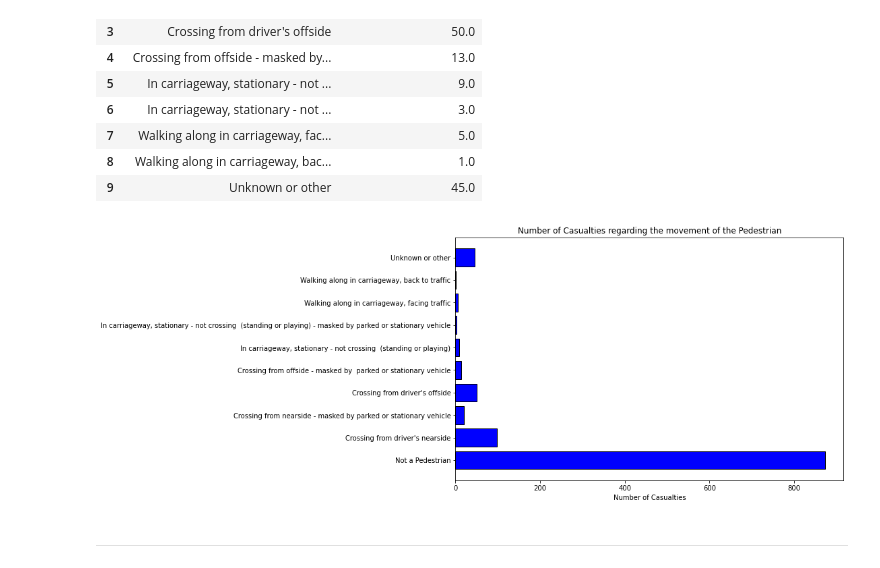
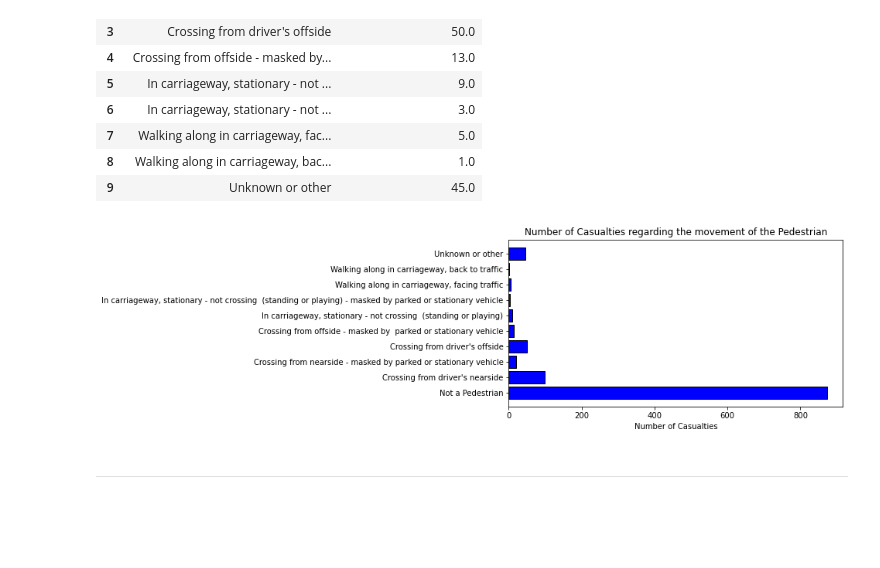
Before and after one commit to mfoman/fyp2021p01lectures, a Jupyter notebook: notebooks/fyp2021p01product.ipynb, the cells around one changed output. Drawn from its saved outputs; the diff is of its cells as text; code cells hidden in the pictures; blank space fills up the shorter version.

```diff
--- a/notebooks/fyp2021p01product.ipynb
+++ b/notebooks/fyp2021p01product.ipynb
@@ -163,12 +163,20 @@ pd.concat([VAR['Age_Band'], DATA['casual']['Age_Band_of_Casualty'].value_counts(
 | 10 | 66 - 75 | 49.0 |
 | 11 | Over 75 | 32.0 |
 # %%
-Range=['0 - 5','6 - 10','11 - 15','16 - 20','21 - 25','26 - 35','36 - 45','46 - 55','56 - 65','66 - 75','Over 75']
-Numbers=[0,0,0,0,0,0,0,0,0,0,0]
+Age=[]
+Numbers=[]
+Range_Age=len(VAR['Age_Band'])
+
+for i in range(1,Range_Age):
+    Age.append(VAR['Age_Band']['label'][i])
+
+[Numbers.append(0) for i in range(Range_Age-1)]
+
 for i in DATA['casual']['Age_Band_of_Casualty']:
     Numbers[i-1]+=1
-fig = plt.figure(figsize=(8, 5))
+
+fig = plt.figure(figsize=(7, 3))
 axes = fig.add_axes([0, 0, 1, 1])
-plt.bar(Range, Numbers,width=0.5, color='blue', edgecolor='black')
+plt.bar(Age, Numbers,width=0.5, color='blue', edgecolor='black')
 axes.set_ylabel('Number of Casualties');axes.set_xlabel('Age Range');axes.set_title('Number of Casualties regarding their ages');
 # %% [output]
@@ -186,11 +194,19 @@ pd.concat([VAR['Day_of_Week'], DATA['accident']['Day_of_Week'].value_counts()],
 | 6 | Friday | 129 |
 | 7 | Saturday | 109 |
 # %%
-Weekdays=['Monday','Tuesday','Wednesday','Thursday','Friday', 'Saturday', 'Sunday']
-Numbers=[0,0,0,0,0,0,0]
+Weekdays=[]
+Numbers=[]
+Range_week=len(VAR['Day_of_Week'])
+
+for i in range(1,Range_week+1):
+    Weekdays.append(VAR['Day_of_Week']['label'][i])
+
+[Numbers.append(0) for i in range(Range_week)]
+
 for i in DATA['accident']['Day_of_Week']:
     Numbers[i-1]+=1
-fig = plt.figure(figsize=(8, 5))
+
+fig = plt.figure(figsize=(6, 3))
 axes = fig.add_axes([0, 0, 1, 1])
 plt.bar(Weekdays, Numbers,width=0.5, color='blue', edgecolor='black')
 axes.set_ylabel('Number of Accidents');axes.set_xlabel('Days of the Week');axes.set_title('Total number of Accidents regarding days of the week');
@@ -213,16 +229,24 @@ pd.concat([VAR['Ped_Movement'], DATA['casual']['Pedestrian_Movement'].value_coun
 | 8 | Walking along in carriageway, bac... | 1.0 |
 | 9 | Unknown or other | 45.0 |
 # %%
-PedMove=['Not a Pedestrian',"Crossing from driver's nearside",'Crossing from nearside - masked by parked or stationary vehicle',"Crossing from driver's offside",'Crossing from offside - masked by  parked or stationary vehicle', 'In carriageway, stationary - not crossing  (standing or playing)', 'In carriageway, stationary - not crossing  (standing or playing) - masked by parked or stationary vehicle','Walking along in carriageway, facing traffic','Walking along in carriageway, back to traffic','Unknown or other']
-Numbers=[0,0,0,0,0,0,0,0,0,0]
+PedMove=[]
+Numbers=[]
+Range_ped=len(VAR['Ped_Movement'])
+
+for i in range(0,Range_ped-1):
+    PedMove.append(VAR['Ped_Movement']['label'][i])
+
+[Numbers.append(0) for i in range(Range_ped-1)]
+
 for i in DATA['casual']['Pedestrian_Movement']:
     Numbers[i]+=1
-fig = plt.figure(figsize=(8, 5))
+
+fig = plt.figure(figsize=(6, 3))
 axes = fig.add_axes([0, 0, 1, 1])
 plt.barh(PedMove, Numbers, color='blue', edgecolor='black')
 axes.set_xlabel('Number of Casualties');axes.set_title('Number of Casualties regarding the movement of the Pedestrian');
 # %% [output]
-[figure, old version]
+[figure, new version]
 # %% [markdown]
 <hr>
 # %% [markdown]
```
Also changed, not shown: parts of 2 cells of this notebook.
